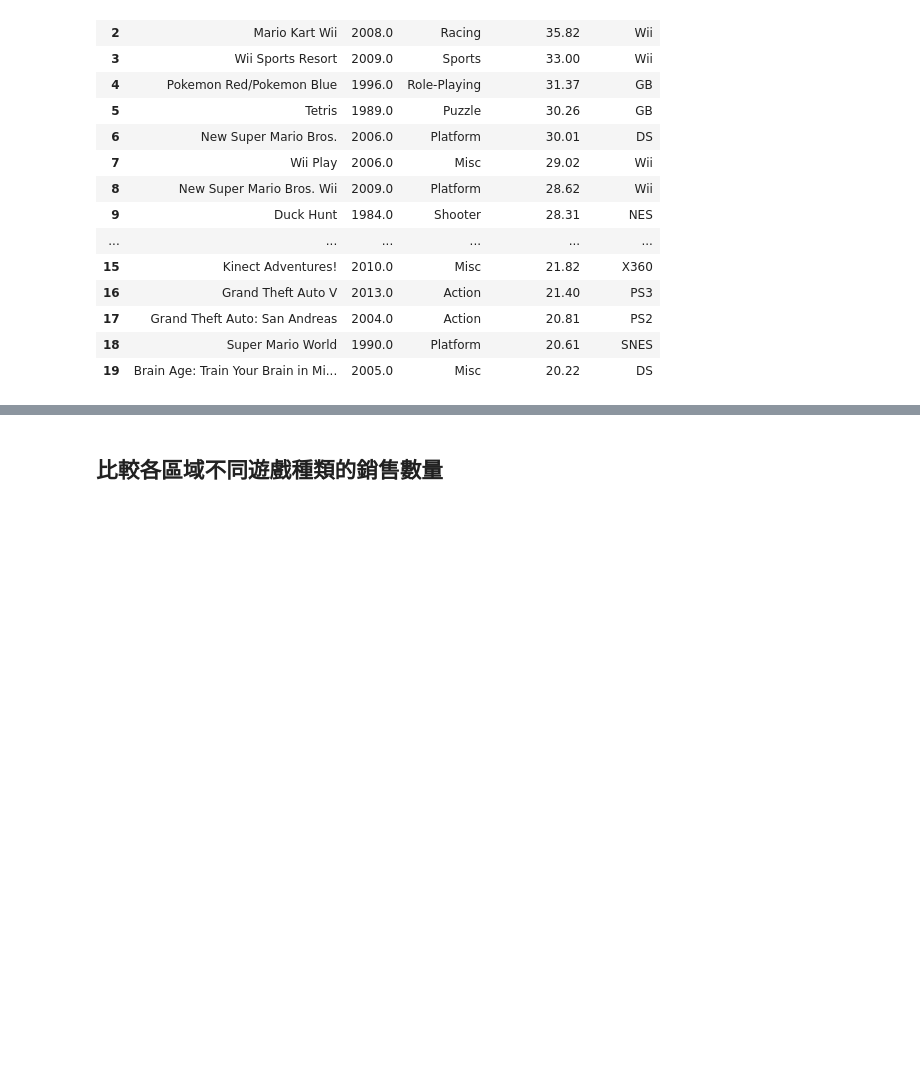
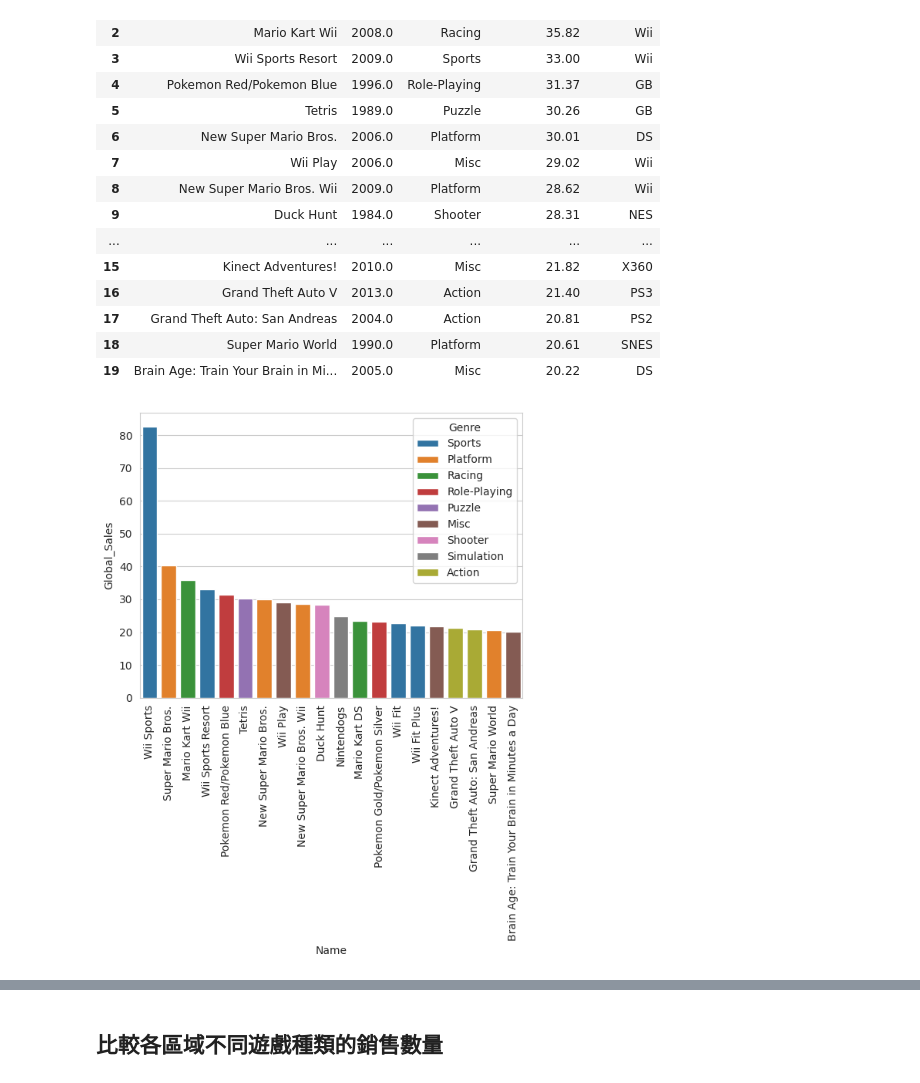
Before and after one commit to t8101349/Colab-, a Jupyter notebook: 05_02_LAB_VideoGameSales_28_王韋博.ipynb, the cells around one changed output, grey strips where cells are left out. Drawn from its saved outputs; the diff is of its cells as text; code cells hidden in the pictures; blank space fills up the shorter version.

```diff
--- a/05_02_LAB_VideoGameSales_28_王韋博.ipynb
+++ b/05_02_LAB_VideoGameSales_28_王韋博.ipynb
@@ -829,0 +960,8 @@ plt.show()
+# %%
+#練習題
+#哪一個平台在北美與歐洲地區的銷售總數最高
+data['NA_EU_Sales'] = data['NA_Sales'] + data['EU_Sales']
+data_Platform = data.groupby(by=['Platform'])['NA_EU_Sales'].sum().reset_index(name = 'NA_EU_Sales_Total')
+
+data_Platform = data_Platform.sort_values(by=['NA_EU_Sales_Total'], ascending=False)
+data_Platform.head(1)
@@ -863,0 +998,7 @@ top_game_sale
+# %%
+# 使用直方圖把上面的資料畫出來
+sns.barplot(x="Name", y="Global_Sales", data=top_game_sale, hue = 'Genre')
+plt.xticks(rotation=90)
+plt.show()
+# %% [output]
+[figure, added]
```
Also changed, not shown: parts of 36 cells of this notebook.
